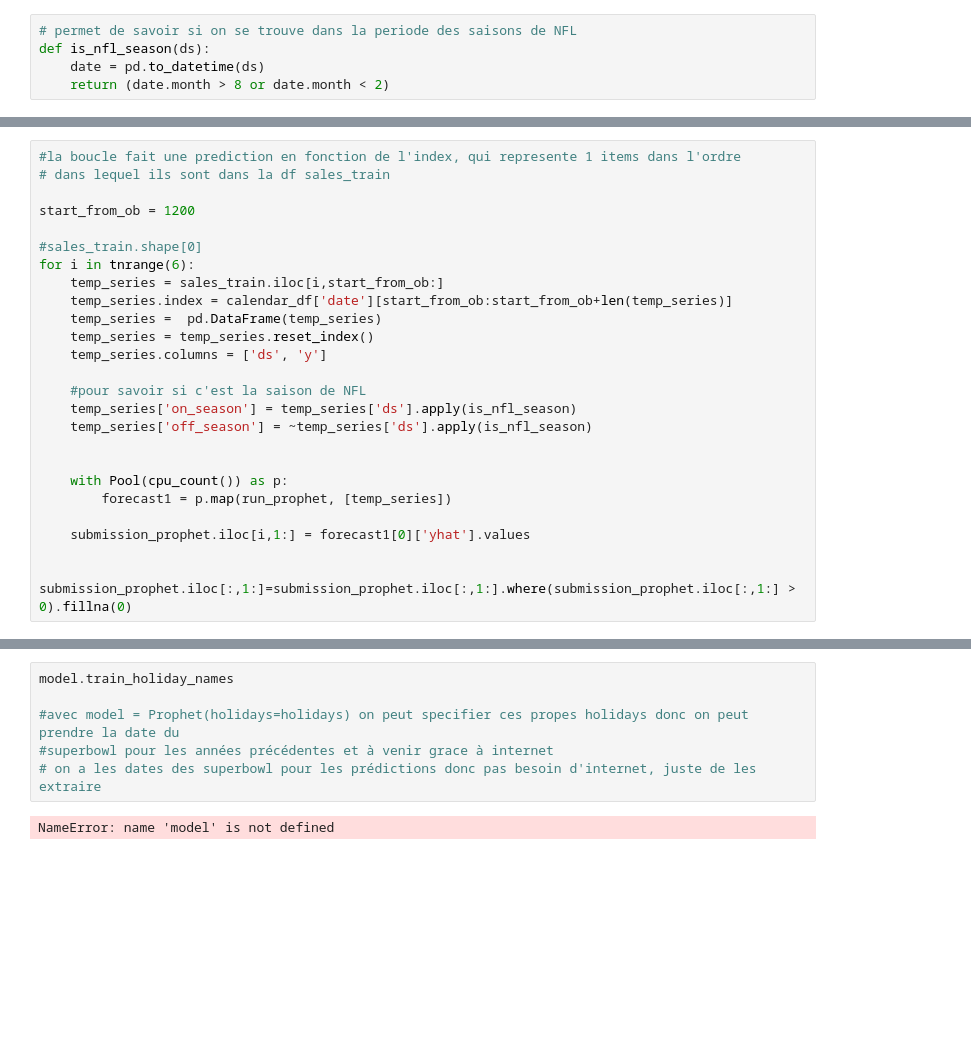
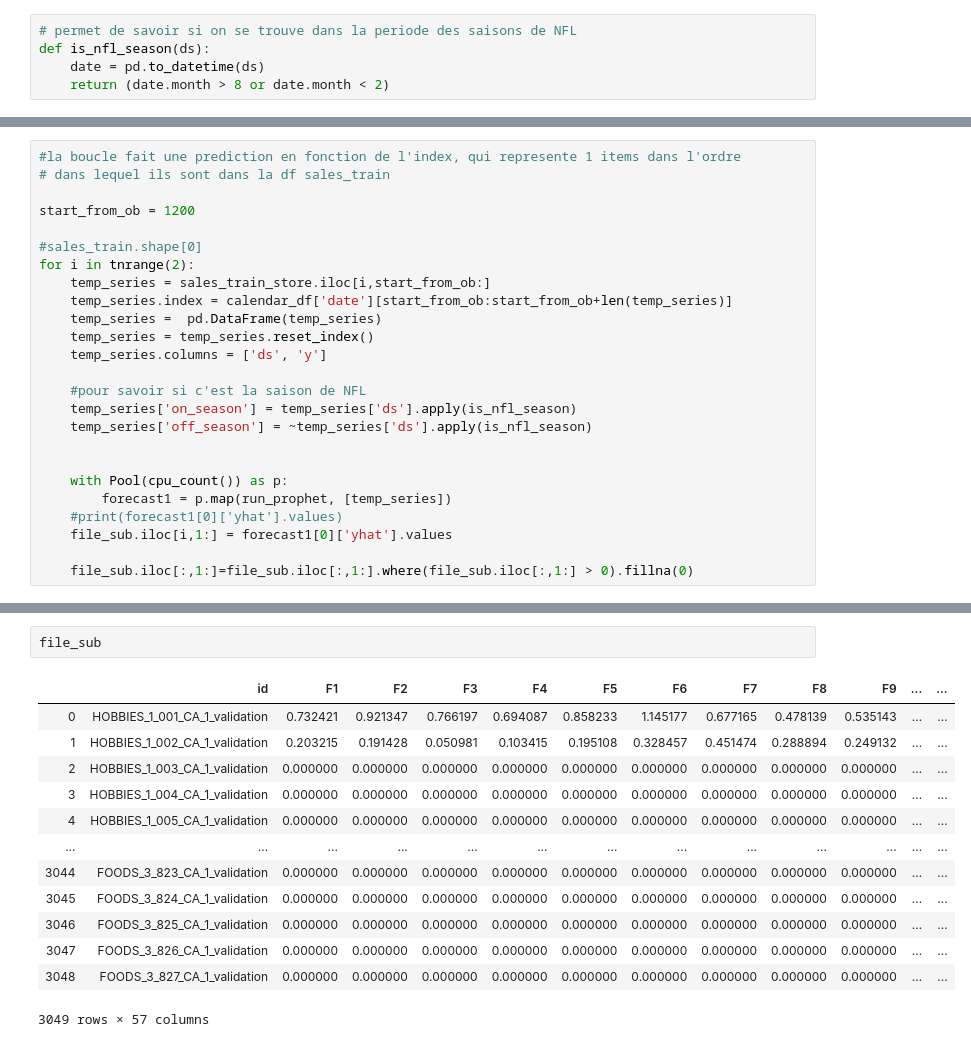
Before and after one commit to Sylvainj1/kaggle-walmart, a Jupyter notebook: model/prophet_tuned_one_store.ipynb, the cells around one changed output, grey strips where cells are left out. Cells and saved outputs as stored; diff of their text form; blank space fills up the shorter version.

```diff
--- a/model/prophet_tuned_one_store.ipynb
+++ b/model/prophet_tuned_one_store.ipynb
@@ -42,8 +93,8 @@ def run_prophet(timeserie):
 start_from_ob = 1200
 
 #sales_train.shape[0]
-for i in tnrange(6):
-    temp_series = sales_train.iloc[i,start_from_ob:]
+for i in tnrange(2):
+    temp_series = sales_train_store.iloc[i,start_from_ob:]
     temp_series.index = calendar_df['date'][start_from_ob:start_from_ob+len(temp_series)]
     temp_series =  pd.DataFrame(temp_series)
     temp_series = temp_series.reset_index()
@@ -56,9 +107,9 @@ for i in tnrange(6):
 
     with Pool(cpu_count()) as p:
         forecast1 = p.map(run_prophet, [temp_series])
+    #print(forecast1[0]['yhat'].values)
+    file_sub.iloc[i,1:] = forecast1[0]['yhat'].values
 
-    submission_prophet.iloc[i,1:] = forecast1[0]['yhat'].values
-
-    submission_prophet.iloc[:,1:]=submission_prophet.iloc[:,1:].where(submission_prophet.iloc[:,1:] > 0).fillna(0)
+    file_sub.iloc[:,1:]=file_sub.iloc[:,1:].where(file_sub.iloc[:,1:] > 0).fillna(0)
 # %% [output]
 [interactive output not drawn]
@@ -203,8 +118,16 @@ INFO:fbprophet:Disabling daily seasonality. Run prophet with daily_seasonality=T
-# %%
-model.train_holiday_names
-
-#avec model = Prophet(holidays=holidays) on peut specifier ces propes holidays donc on peut prendre la date du
-#superbowl pour les années précédentes et à venir grace à internet
-# on a les dates des superbowl pour les prédictions donc pas besoin d'internet, juste de les extraire
-# %% [output]
-NameError: name 'model' is not defined
+# %%
+file_sub
+# %% [output]
+|  | id | F1 | F2 | F3 | F4 | F5 | F6 | F7 | F8 | F9 | ... | ... |
+| 0 | HOBBIES_1_001_CA_1_validation | 0.732421 | 0.921347 | 0.766197 | 0.694087 | 0.858233 | 1.145177 | 0.677165 | 0.478139 | 0.535143 | ... | ... |
+| 1 | HOBBIES_1_002_CA_1_validation | 0.203215 | 0.191428 | 0.050981 | 0.103415 | 0.195108 | 0.328457 | 0.451474 | 0.288894 | 0.249132 | ... | ... |
+| 2 | HOBBIES_1_003_CA_1_validation | 0.000000 | 0.000000 | 0.000000 | 0.000000 | 0.000000 | 0.000000 | 0.000000 | 0.000000 | 0.000000 | ... | ... |
+| 3 | HOBBIES_1_004_CA_1_validation | 0.000000 | 0.000000 | 0.000000 | 0.000000 | 0.000000 | 0.000000 | 0.000000 | 0.000000 | 0.000000 | ... | ... |
+| 4 | HOBBIES_1_005_CA_1_validation | 0.000000 | 0.000000 | 0.000000 | 0.000000 | 0.000000 | 0.000000 | 0.000000 | 0.000000 | 0.000000 | ... | ... |
+| ... | ... | ... | ... | ... | ... | ... | ... | ... | ... | ... | ... | ... |
+| 3044 | FOODS_3_823_CA_1_validation | 0.000000 | 0.000000 | 0.000000 | 0.000000 | 0.000000 | 0.000000 | 0.000000 | 0.000000 | 0.000000 | ... | ... |
+| 3045 | FOODS_3_824_CA_1_validation | 0.000000 | 0.000000 | 0.000000 | 0.000000 | 0.000000 | 0.000000 | 0.000000 | 0.000000 | 0.000000 | ... | ... |
+| 3046 | FOODS_3_825_CA_1_validation | 0.000000 | 0.000000 | 0.000000 | 0.000000 | 0.000000 | 0.000000 | 0.000000 | 0.000000 | 0.000000 | ... | ... |
+| 3047 | FOODS_3_826_CA_1_validation | 0.000000 | 0.000000 | 0.000000 | 0.000000 | 0.000000 | 0.000000 | 0.000000 | 0.000000 | 0.000000 | ... | ... |
+| 3048 | FOODS_3_827_CA_1_validation | 0.000000 | 0.000000 | 0.000000 | 0.000000 | 0.000000 | 0.000000 | 0.000000 | 0.000000 | 0.000000 | ... | ... |
+3049 rows × 57 columns
```
Also changed, not shown: parts of 12 cells of this notebook, 5 other files.
